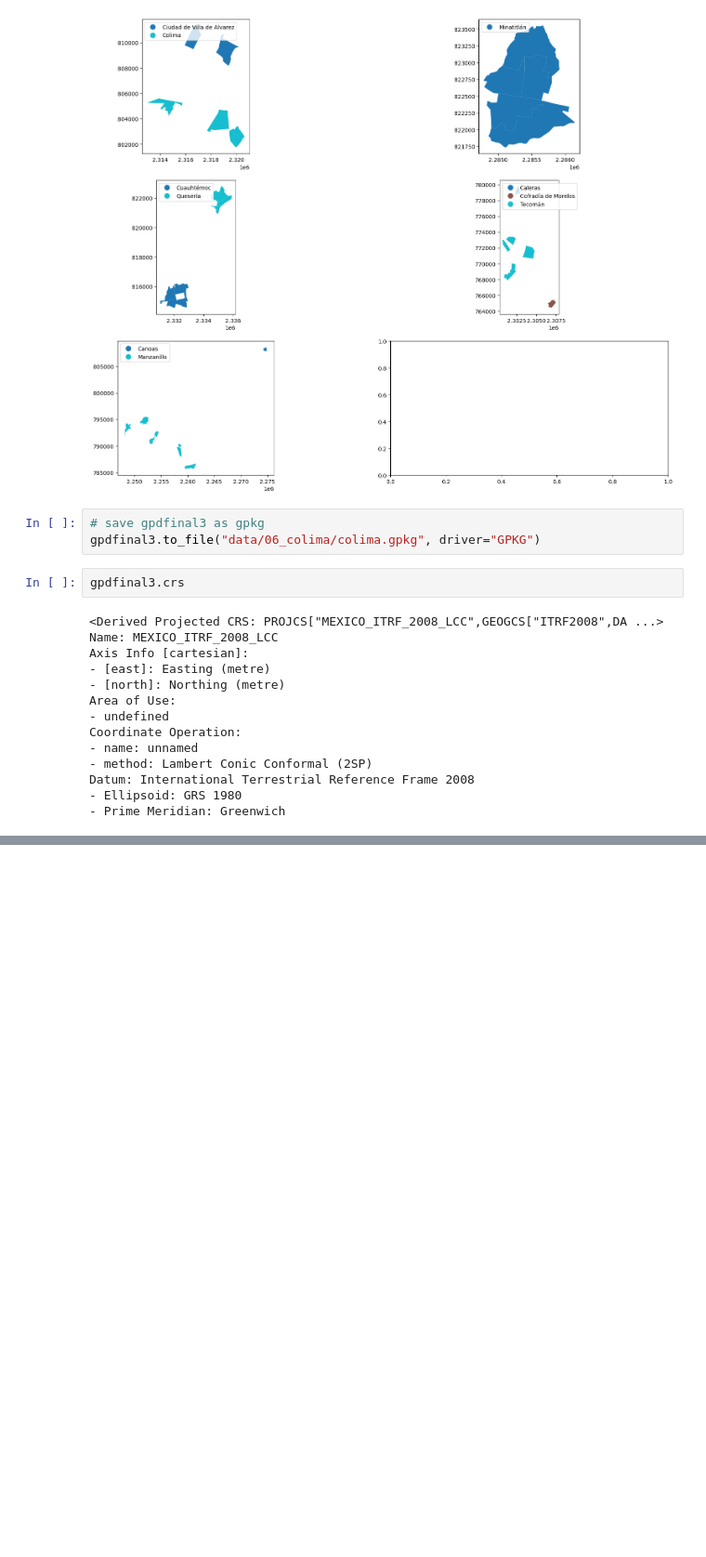
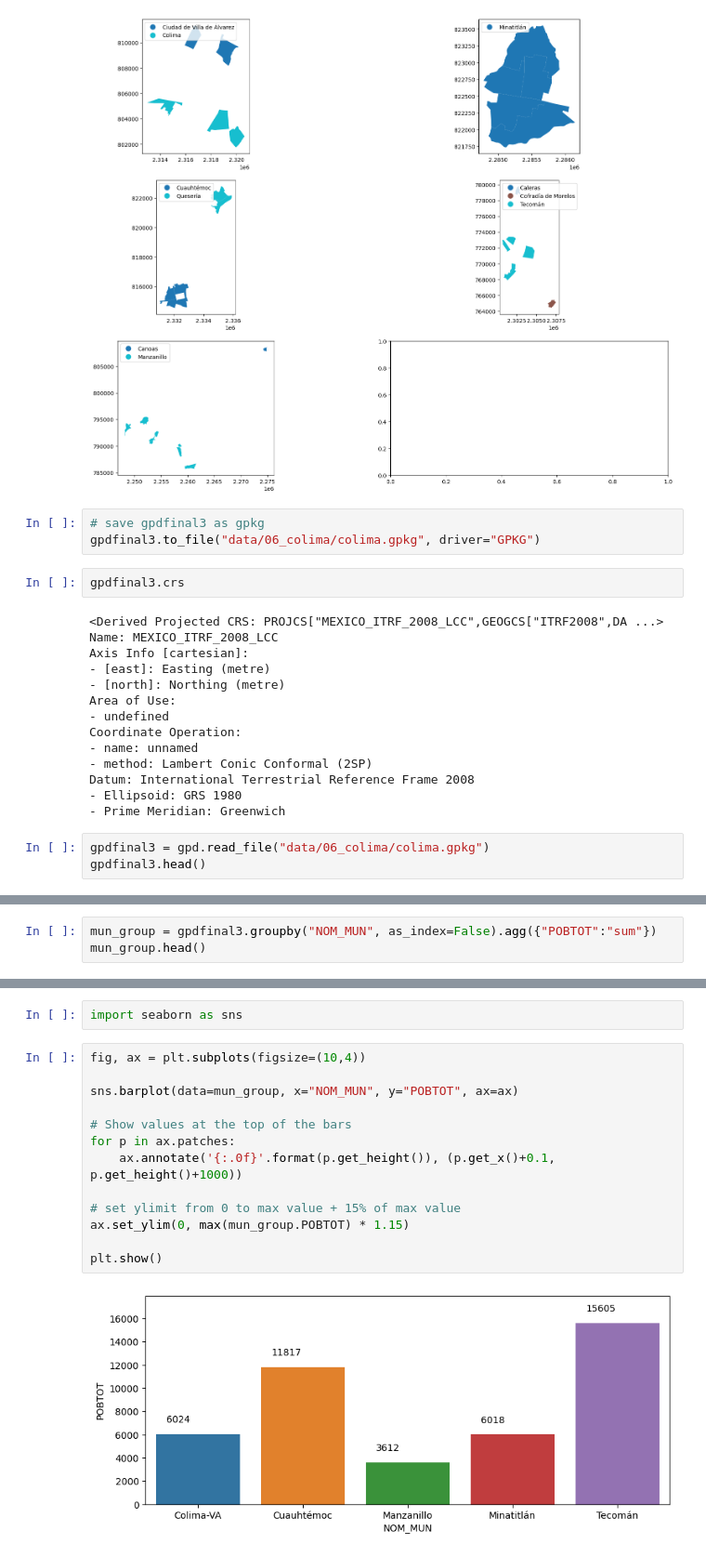
Before and after one commit to pcorner10/pronaces_analisis, a Jupyter notebook: reclasificacion2023.ipynb, the cells around one changed output, grey strips where cells are left out. Shown at 93% size. Drawn from its saved outputs; the diff is of its cells as text; blank space fills up the shorter version.

```diff
--- a/reclasificacion2023.ipynb
+++ b/reclasificacion2023.ipynb
@@ -715,3 +715,6 @@ Coordinate Operation:
 Datum: International Terrestrial Reference Frame 2008
 - Ellipsoid: GRS 1980
 - Prime Meridian: Greenwich
+# %%
+gpdfinal3 = gpd.read_file("data/06_colima/colima.gpkg")
+gpdfinal3.head()
@@ -717,0 +729,3 @@ Datum: International Terrestrial Reference Frame 2008
+# %%
+mun_group = gpdfinal3.groupby("NOM_MUN", as_index=False).agg({"POBTOT":"sum"})
+mun_group.head()
@@ -717,0 +739,17 @@ Datum: International Terrestrial Reference Frame 2008
+# %%
+import seaborn as sns
+# %%
+fig, ax = plt.subplots(figsize=(10,4))
+
+sns.barplot(data=mun_group, x="NOM_MUN", y="POBTOT", ax=ax)
+
+# Show values at the top of the bars
+for p in ax.patches:
+    ax.annotate('{:.0f}'.format(p.get_height()), (p.get_x()+0.1, p.get_height()+1000))
+
+# set ylimit from 0 to max value + 15% of max value
+ax.set_ylim(0, max(mun_group.POBTOT) * 1.15)
+
+plt.show()
+# %% [output]
+[figure, added]
```
Also changed, not shown: parts of 2 cells of this notebook, 2 other files.
